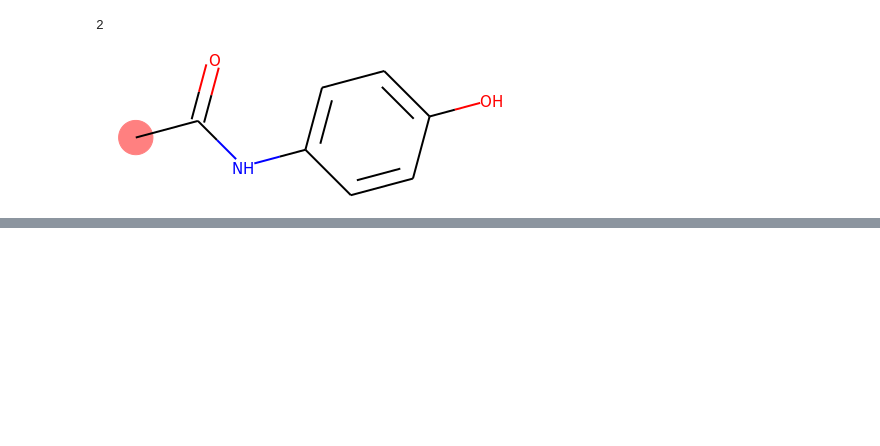
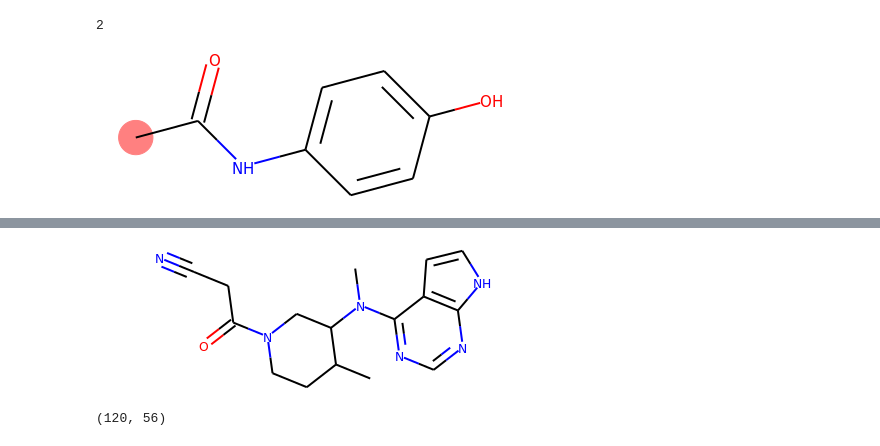
Before and after one commit to pysg/pyther, a Jupyter notebook: grupos.ipynb, the cells around one changed output, grey strips where cells are left out. Saved outputs shown, nothing was run; the diff lists cells and outputs as text; code cells hidden in the pictures; blank space fills up the shorter version.

```diff
--- a/grupos.ipynb
+++ b/grupos.ipynb
@@ -895,0 +1055,12 @@ print("Tc = {} K, Pc = {} kPa, Vc = {} r'$ m ^3 mol^-1$' ".format(Tc, Pc, Vc))
+# %%
+moleculaConvertida2 = Chem.MolFromSmiles('CC1CCN(C(=O)CC#N)CC1N(C)c1ncnc2[nH]ccc12')
+moleculaConvertida2
+# %% [output]
+[figure, added]
+# %%
+
+
+mat2=smiles_encoder('CCC(C)(C)C(C)(C)CC')
+mat2.shape
+# %% [output]
+(120, 56)
```
Also changed, not shown: parts of 45 cells of this notebook, 1 other file.
